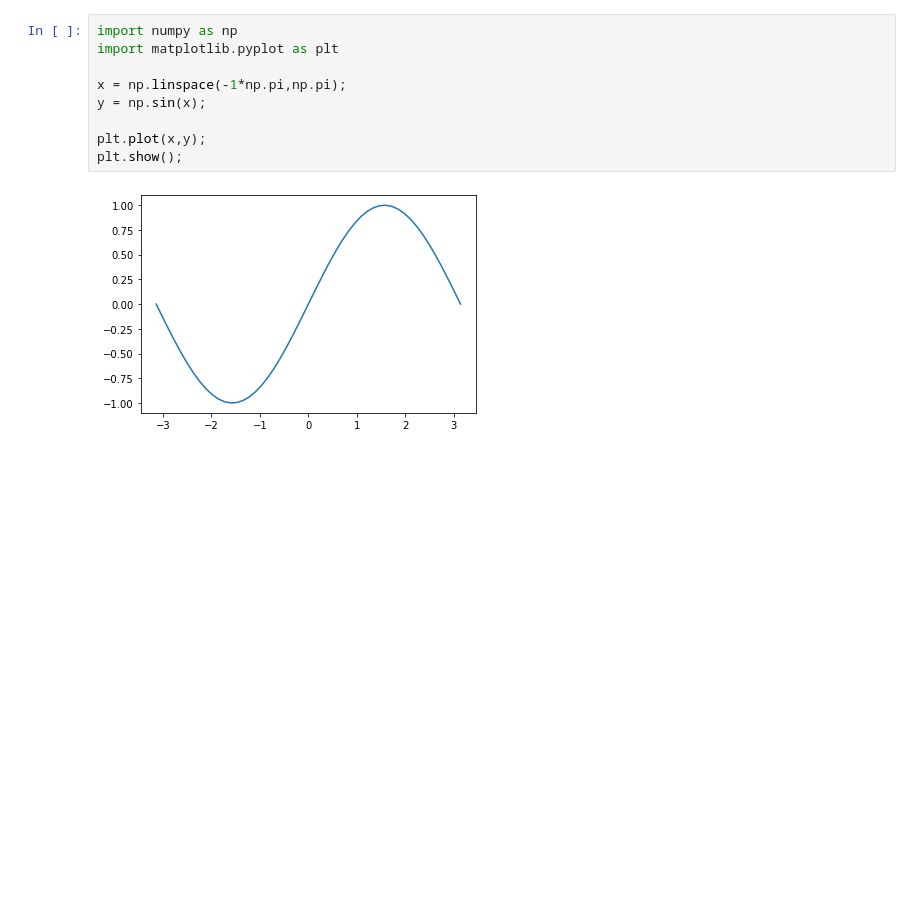
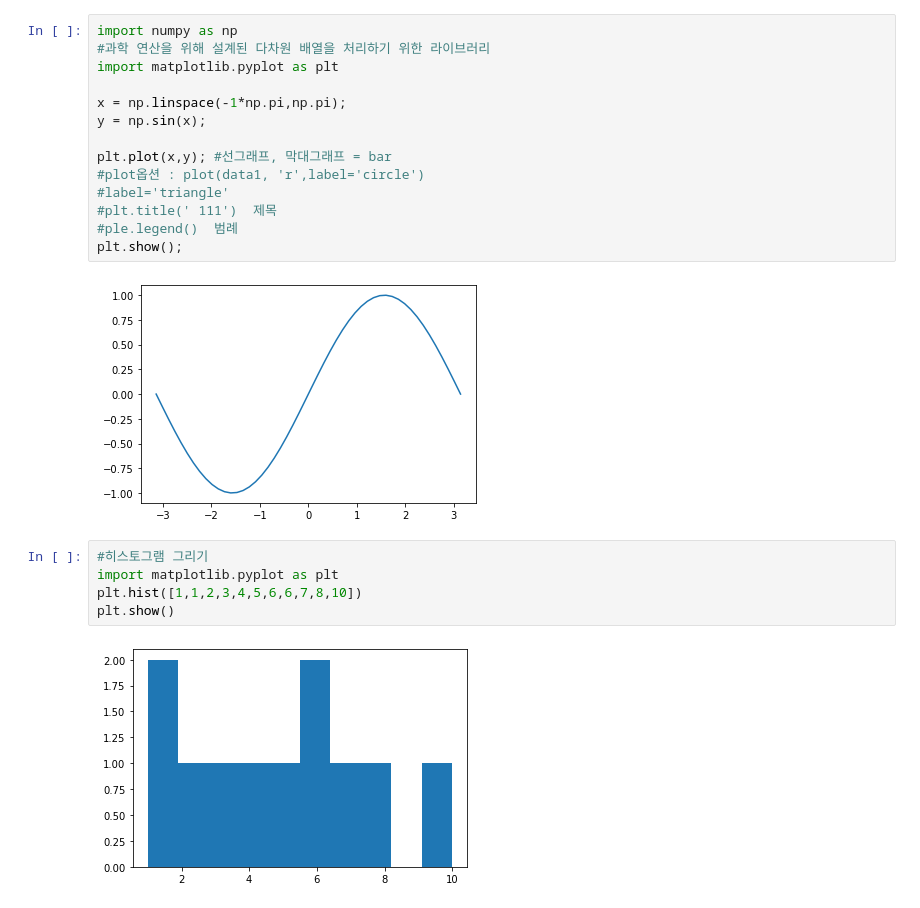
Before and after one commit to Haen1231/OpenSrc, a Jupyter notebook: src/python/week13/week13.ipynb, the cells around one changed output. Saved outputs shown, nothing was run; the diff lists cells and outputs as text; blank space fills up the shorter version.

```diff
--- a/src/python/week13/week13.ipynb
+++ b/src/python/week13/week13.ipynb
@@ -1,11 +1,23 @@
 # %%
 import numpy as np
+#과학 연산을 위해 설계된 다차원 배열을 처리하기 위한 라이브러리
 import matplotlib.pyplot as plt
 
 x = np.linspace(-1*np.pi,np.pi);
 y = np.sin(x);
 
-plt.plot(x,y);
+plt.plot(x,y); #선그래프, 막대그래프 = bar
+#plot옵션 : plot(data1, 'r',label='circle')
+#label='triangle'
+#plt.title(' 111')  제목
+#ple.legend()  범례
 plt.show();
 # %% [output]
 [figure]
+# %%
+#히스토그램 그리기
+import matplotlib.pyplot as plt
+plt.hist([1,1,2,3,4,5,6,6,7,8,10])
+plt.show()
+# %% [output]
+[figure, added]
```
Also changed, not shown: parts of 3 cells of this notebook, 4 other files.
